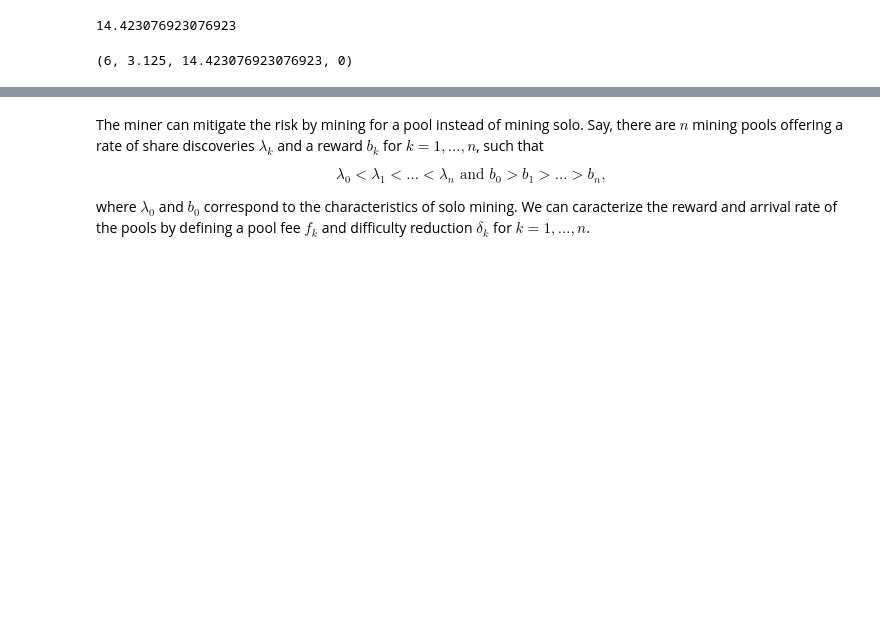
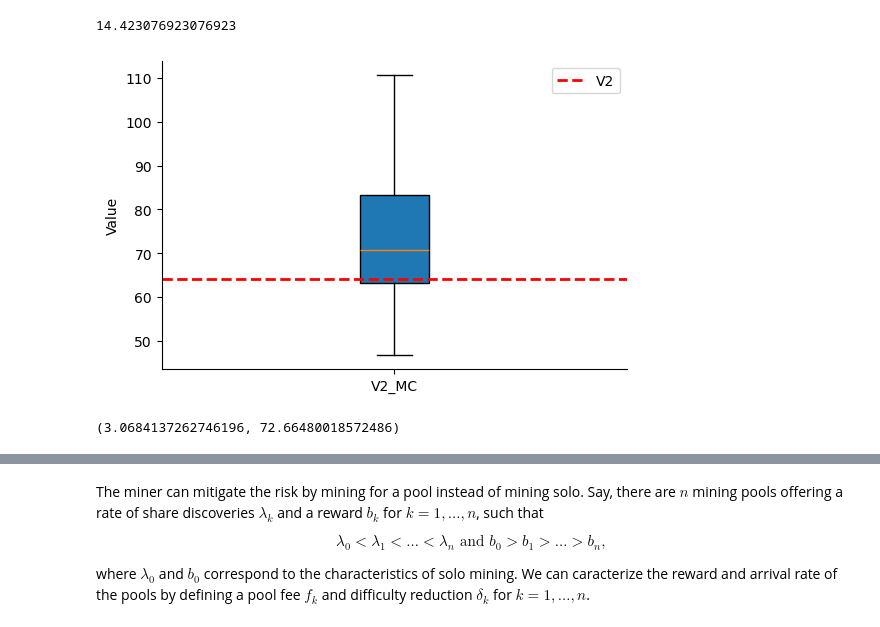
Before and after one commit to LaGauffre/optimal_blockchain_mining, a Jupyter notebook: python/mean_variance_tradeoffs_with_ruin.ipynb, the cells around one changed output, grey strips where cells are left out. Saved outputs shown, nothing was run; the diff lists cells and outputs as text; code cells hidden in the pictures; blank space fills up the shorter version.

```diff
--- a/python/mean_variance_tradeoffs_with_ruin.ipynb
+++ b/python/mean_variance_tradeoffs_with_ruin.ipynb
@@ -46,12 +59,47 @@ lam ,b = 6, 3.125 # block discovery rate of the network and reward for finding a
 # Rate of discovery by the network is 6 blocks per hour and the block finding reward is 3.125
 c = lam * b / 1.3  # operational cost per time unit (profitability on average)
 print(c)
-x = 0  # initial wealth of the miner
+x = 1  # initial wealth of the miner
+t = 2  # time horizon for the wealth process
 X_solo = wealth_process(lam, b, c, 0, 1) # Define the wealth process for a solo miner
 # Compute the expected value of the wealth process at time T=1
 X_solo.E(x), X_solo.Var()
-l, b, c, n = X_solo.l, X_solo.b, X_solo.c, X_solo.n
-l, b, c, n
+V1, V2 = X_solo.E_Var_no_ruin(x, t)
+# l, b, c, n = X_solo.l, X_solo.b, X_solo.c, X_solo.n
+# print(l, b, c, n)
+
+# if n ==0:
+#     rho = np.real(-sc.special.lambertw(-l * b / c * np.exp( -(1 + t * l) * b / c / t)) / b   - (1 + t * l)  / c / t)
+#     V1 = x + (l * b - c) * t * (1 - np.exp(rho * x))
+#     V2 = t * (l * b**2 +  2*t * (l * b -c)**2) * (1- np.exp(rho * x))  + x**2 +  2 * t * (l*b - c)*x
+#     Var_X_no_ruin = V2 - V1**2
 # %% [output]
 14.423076923076923
-(6, 3.125, 14.423076923076923, 0)
+# %%
+V1_MC, V2_MC = [], []
+for _ in range(100):
+    V1_obs = []
+
+    for _ in range(1000):
+        t_exp = np.random.exponential(t, size=1)[0]
+        X_solo.sample(t_exp)
+        traj = X_solo.Xt(x)
+        Ti_minus = np.append(X_solo.data["Ti"][1:]-1e-6, t_exp)
+        if np.any(np.array([traj(t) for t in Ti_minus]) < 0):
+            V1_obs.append(0)
+        else:
+            V1_obs.append(traj(t_exp))
+    V1_obs = np.array(V1_obs)
+    V1_MC.append(np.mean(V1_obs)), V2_MC.append(np.var(V1_obs))
+plt.figure(figsize=(6, 4))
+plt.boxplot(V2_MC, vert=True, patch_artist=True)
+plt.axhline(y=V2, color='red', linestyle='--', linewidth=2, label='V2')
+plt.ylabel('Value')
+plt.xticks([1], ['V2_MC'])
+plt.legend()
+sns.despine()
+plt.show()
+np.array(V1_MC).mean(), np.array(V2_MC).mean()
+# %% [output]
+[figure, added]
+(3.0684137262746196, 72.66480018572486)
```
Also changed, not shown: parts of 12 cells of this notebook, 1 other file.
